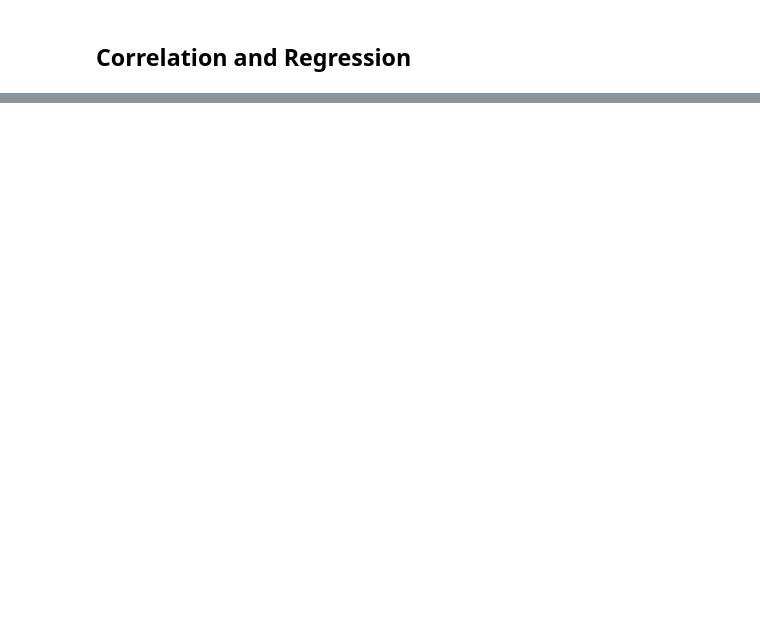
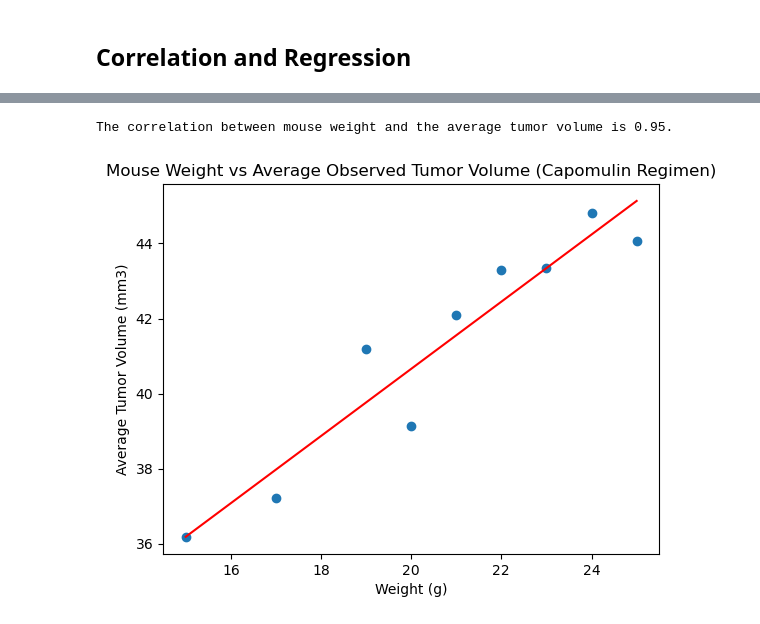
Before and after one commit to JCovarrubias236/matplotlib-challenge, a Jupyter notebook: Starter_Code/Pymaceuticals/pymaceuticals_starter.ipynb, the cells around one changed output, grey strips where cells are left out. Cells and saved outputs as stored; diff of their text form; code cells hidden in the pictures; blank space fills up the shorter version.

```diff
--- a/Starter_Code/Pymaceuticals/pymaceuticals_starter.ipynb
+++ b/Starter_Code/Pymaceuticals/pymaceuticals_starter.ipynb
@@ -257,0 +292,16 @@ The correlation between mouse weight and the average tumor volume is 0.84
+# %%
+# Calculate the correlation coefficient and a linear regression model
+# for mouse weight and average observed tumor volume for the entire Capomulin regimen
+correlation_coefficient = st.pearsonr(average_tumor_volume["Weight (g)"],(average_tumor_volume['Tumor Volume (mm3)']))
+print(f"The correlation between mouse weight and the average tumor volume is {round(correlation_coefficient[0],2)}.")
+
+slope, intercept, r_value, p_value, std_err = st.linregress(average_tumor_volume['Weight (g)'], average_tumor_volume['Tumor Volume (mm3)'])
+plt.scatter(average_tumor_volume['Weight (g)'], average_tumor_volume['Tumor Volume (mm3)'])
+plt.plot(average_tumor_volume['Weight (g)'], intercept + slope * average_tumor_volume['Weight (g)'], color='red')
+plt.xlabel('Weight (g)')
+plt.ylabel('Average Tumor Volume (mm3)')
+plt.title('Mouse Weight vs Average Observed Tumor Volume (Capomulin Regimen)')
+plt.show()
+# %% [output]
+The correlation between mouse weight and the average tumor volume is 0.95.
+[figure, added]
```
Also changed, not shown: parts of 7 cells of this notebook.
